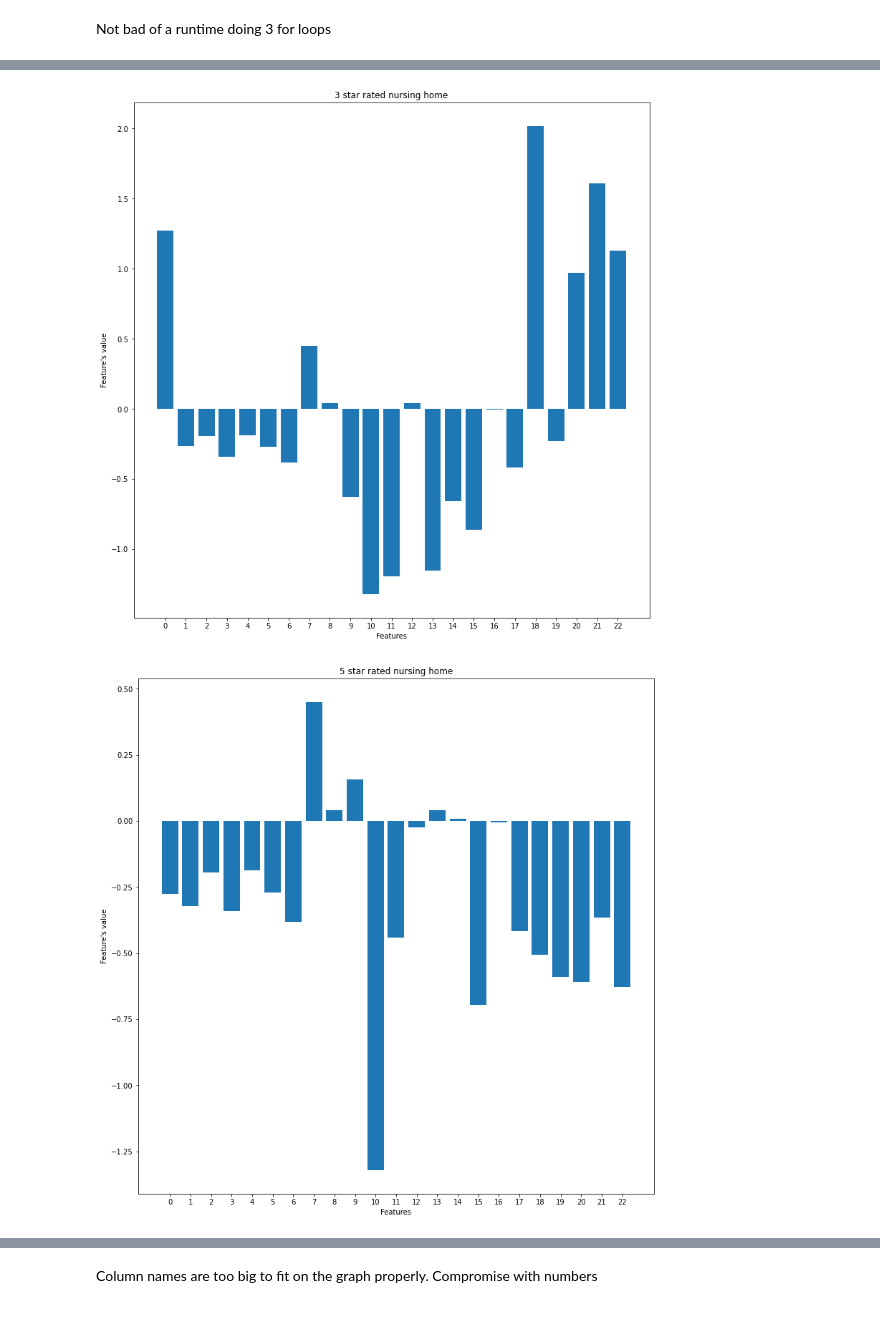
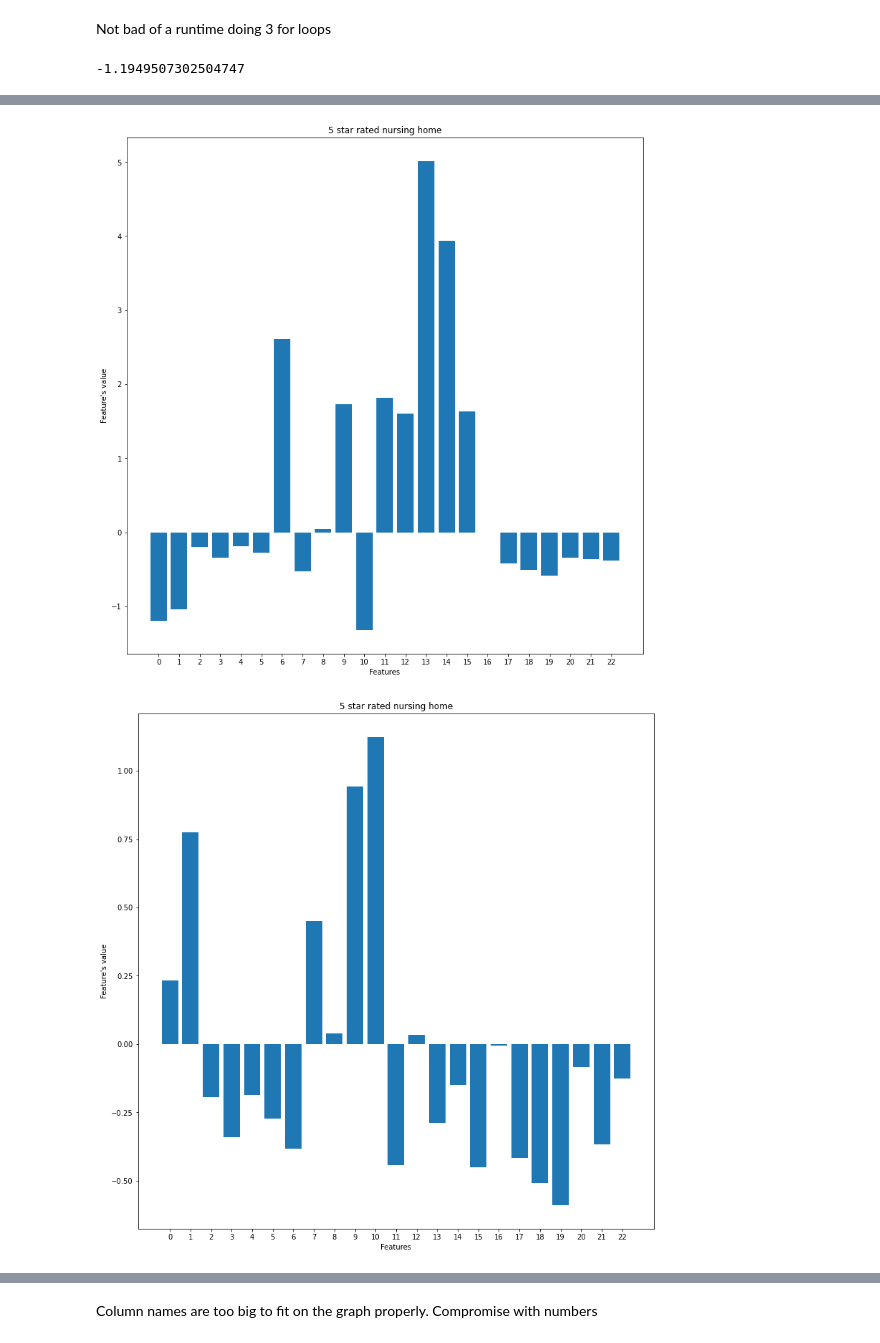
Before and after one commit to Ashwin835/CIS-3715-Final-Project, a Jupyter notebook: Code.ipynb, the cells around one changed output, grey strips where cells are left out. Cells and saved outputs as stored; diff of their text form; code cells hidden in the pictures.

```diff
--- a/Code.ipynb
+++ b/Code.ipynb
@@ -452,16 +489,20 @@ This for loops took 13 iterations
 Not bad of a runtime doing 3 for loops
 # %%
 columns=range(23)
+# %%
+x_test[5,0]
+# %% [output]
+-1.1949507302504747
 # %%
 for i in range(9):
     fig=plt.figure(figsize=(10,10))
     axes=fig.add_axes([1,1,1,1])
-    axes.bar(columns,x_train[graph_indexes[i]])
+    axes.bar(columns,x_test[graph_indexes[i]])
     plt.xticks(columns)
     plt.tight_layout()
     if i==0 or i==1 or i==2:
         axes.set_title("1 star rated nursing home")
-    elif i==4 or i==4 or i==5:
+    elif i==3 or i==4 or i==5:
         axes.set_title("5 star rated nursing home")
     else:
         axes.set_title("3 star rated nursing home")
@@ -475,2 +516,2 @@ for i in range(9):
-[figure, old version]
+[figure, new version]
-[figure, old version]
+[figure, new version]
```
Also changed, not shown: parts of 5 cells of this notebook.
